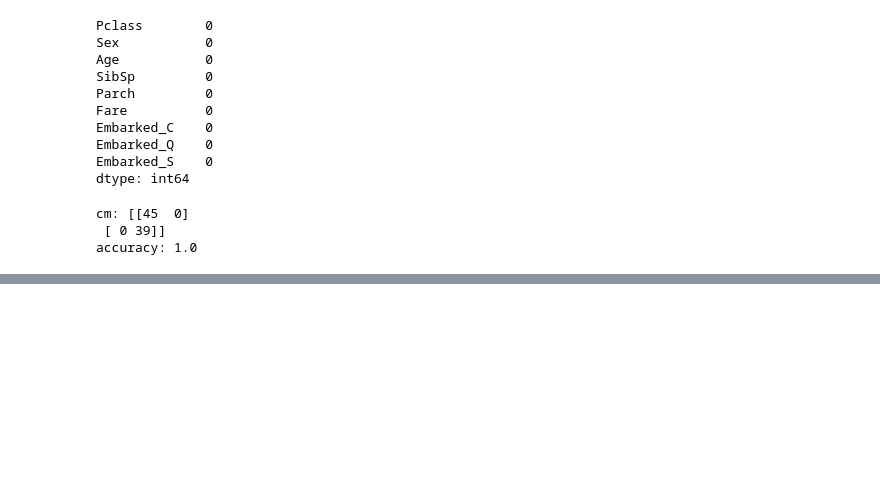
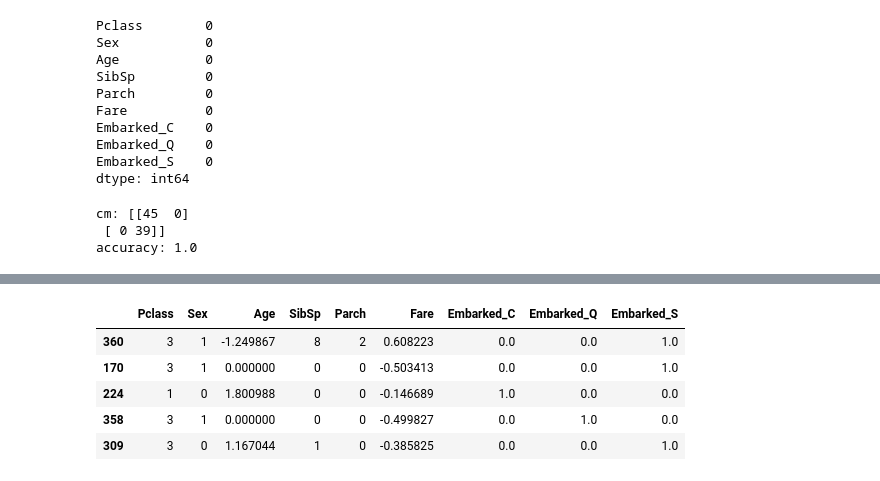
Before and after one commit to shubh229177/Practice, a Jupyter notebook: practice.ipynb, the cells around one changed output, grey strips where cells are left out. Cells and saved outputs as stored; diff of their text form; code cells hidden in the pictures; blank space fills up the shorter version.

```diff
--- a/practice.ipynb
+++ b/practice.ipynb
@@ -111,0 +133,9 @@ accuracy: 1.0
+# %%
+X_test.head()
+# %% [output]
+|  | Pclass | Sex | Age | SibSp | Parch | Fare | Embarked_C | Embarked_Q | Embarked_S |
+| 360 | 3 | 1 | -1.249867 | 8 | 2 | 0.608223 | 0.0 | 0.0 | 1.0 |
+| 170 | 3 | 1 | 0.000000 | 0 | 0 | -0.503413 | 0.0 | 0.0 | 1.0 |
+| 224 | 1 | 0 | 1.800988 | 0 | 0 | -0.146689 | 1.0 | 0.0 | 0.0 |
+| 358 | 3 | 1 | 0.000000 | 0 | 0 | -0.499827 | 0.0 | 1.0 | 0.0 |
+| 309 | 3 | 0 | 1.167044 | 1 | 0 | -0.385825 | 0.0 | 0.0 | 1.0 |
```
Also changed, not shown: parts of 5 cells of this notebook.
